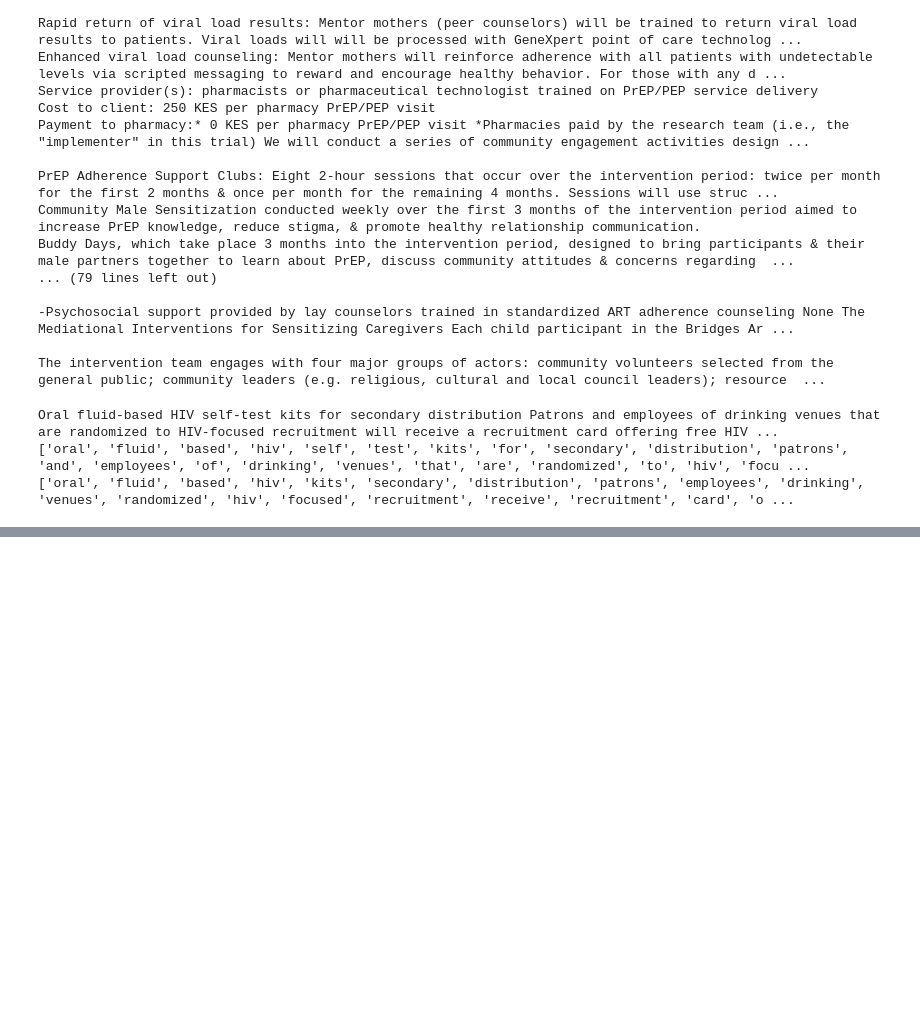
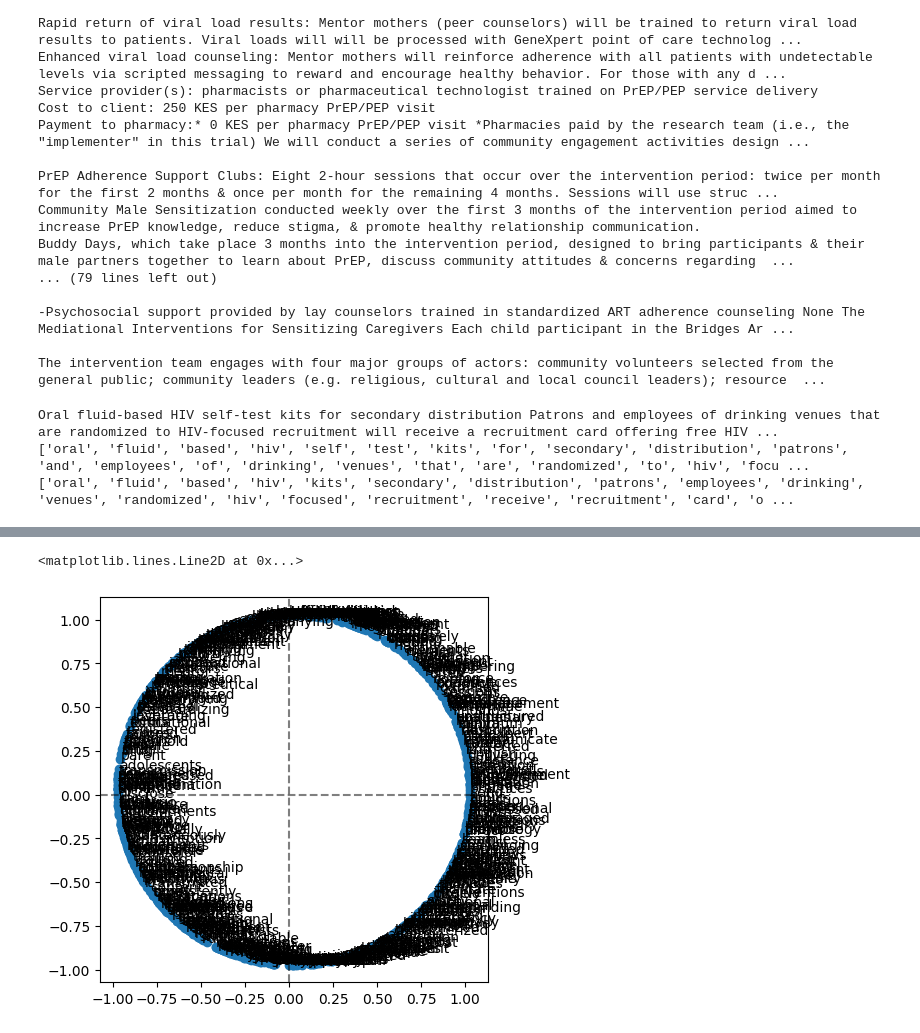
Before and after one commit to Dr-andai/word2vec, a Jupyter notebook: word2vec.ipynb, the cells around one changed output, grey strips where cells are left out. Drawn from its saved outputs; the diff is of its cells as text; code cells hidden in the pictures; blank space fills up the shorter version.

```diff
--- a/word2vec.ipynb
+++ b/word2vec.ipynb
@@ -229,0 +316,14 @@ def normalize_data(data):
+# %%
+pca = PCA(n_components=2)
+transf_embeddings = pca.fit_transform(main_embeddings.values)
+words_used = main_embeddings.index
+# %%
+plt.figure(figsize=(5,5))
+plt.scatter(transf_embeddings[:,0], transf_embeddings[:,1])
+for idx,row in enumerate(transf_embeddings):
+    plt.text(row[0], row[1], str(words_used[idx]))
+plt.axvline(0, color='k', linestyle='--', alpha=0.5)
+plt.axhline(0, color='k', linestyle='--', alpha=0.5)
+# %% [output]
+<matplotlib.lines.Line2D at 0x...>
+[figure, added]
```
Also changed, not shown: parts of 8 cells of this notebook, 1 other file.
